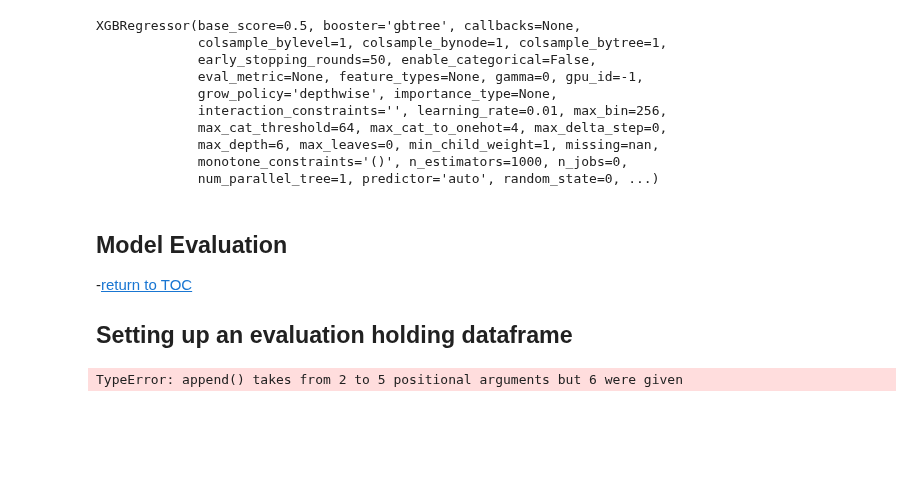
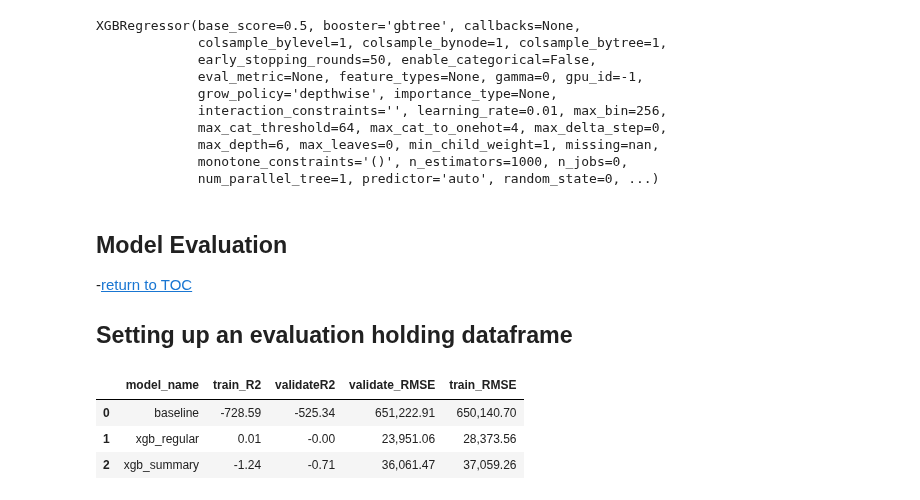
Before and after one commit to The-Real-MVPs/cisco-time-series-analysis, a Jupyter notebook: rosenberger/rosenberger-modeling.ipynb, the cells around one changed output. Saved outputs shown, nothing was run; the diff lists cells and outputs as text; code cells hidden in the pictures; blank space fills up the shorter version.

Commit message:
finished model results section

```diff
--- a/rosenberger/rosenberger-modeling.ipynb
+++ b/rosenberger/rosenberger-modeling.ipynb
@@ -52,7 +52,7 @@ import src.summaries as su
 import src.explore as ex
 
 
-pd.set_option('display.float_format', lambda x: '%.5f' % x)
+pd.options.display.float_format = '{:,.2f}'.format
 from importlib import reload
 
 import warnings
@@ -358,7 +358,7 @@ XGBRegressor(base_score=0.5, booster='gbtree', callbacks=None,
 
 ## Setting up an evaluation holding dataframe
 # %%
-eval_df = pd.DataFrame(columns=['model_name', 'train_RMSE', 'train_R2', 'validate_RMSE', 'validateR2'])
+eval_df = pd.DataFrame(columns=['model_name', 'train_R2', 'validateR2', 'validate_RMSE', 'train_RMSE'])
 X_train_ts = train.purchase_amount.copy().resample('D').sum()
 baseline = X_train_ts.mean()
 # %%
@@ -381,8 +381,13 @@ xgb_regular_RMSE_validate = mean_squared_error(y_validate, xgboost_regular_model
 xgb_summary_RMSE_train    = mean_squared_error(y_train, xgboost_summary_model.predict(x_train), squared = False)
 xgb_summary_RMSE_validate = mean_squared_error(y_validate, xgboost_summary_model.predict(x_validate), squared = False)
 # %%
-eval_df = eval_df.append('baseline', baselineR2train, baselineR2validate, baselineRMSEtrain, baselineRMSEvalidate)
-eval_df = eval_df.append('xgb_regular', xgb_regular_R2_train, xgb_regular_R2_validate, xgb_regular_RMSE_train, xgb_regular_RMSE_validate)
-eval_df = eval_df.append('xgb_summary', xgb_summary_R2_train, xgb_summary_R2_validate, xgb_summary_RMSE_train, xgb_summary_RMSE_validate)
+eval_df.loc[0] = ['baseline', baselineR2train, baselineR2validate, baselineRMSEtrain, baselineRMSEvalidate]
+eval_df.loc[1] = ['xgb_regular', xgb_regular_R2_train, xgb_regular_R2_validate, xgb_regular_RMSE_train, xgb_regular_RMSE_validate]
+eval_df.loc[2] = ['xgb_summary', xgb_summary_R2_train, xgb_summary_R2_validate, xgb_summary_RMSE_train, xgb_summary_RMSE_validate]
-# %% [output]
-TypeError: append() takes from 2 to 5 positional arguments but 6 were given
+# %%
+eval_df
+# %% [output]
+|  | model_name | train_R2 | validateR2 | validate_RMSE | train_RMSE |
+| 0 | baseline | -728.59 | -525.34 | 651,222.91 | 650,140.70 |
+| 1 | xgb_regular | 0.01 | -0.00 | 23,951.06 | 28,373.56 |
+| 2 | xgb_summary | -1.24 | -0.71 | 36,061.47 | 37,059.26 |
```
Also changed, not shown: parts of 1 cell of this notebook.
